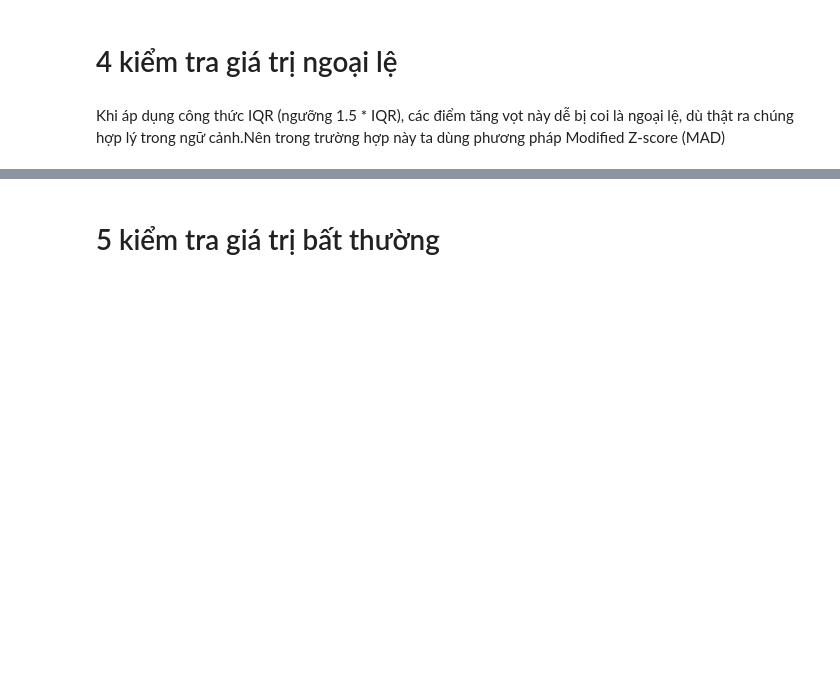
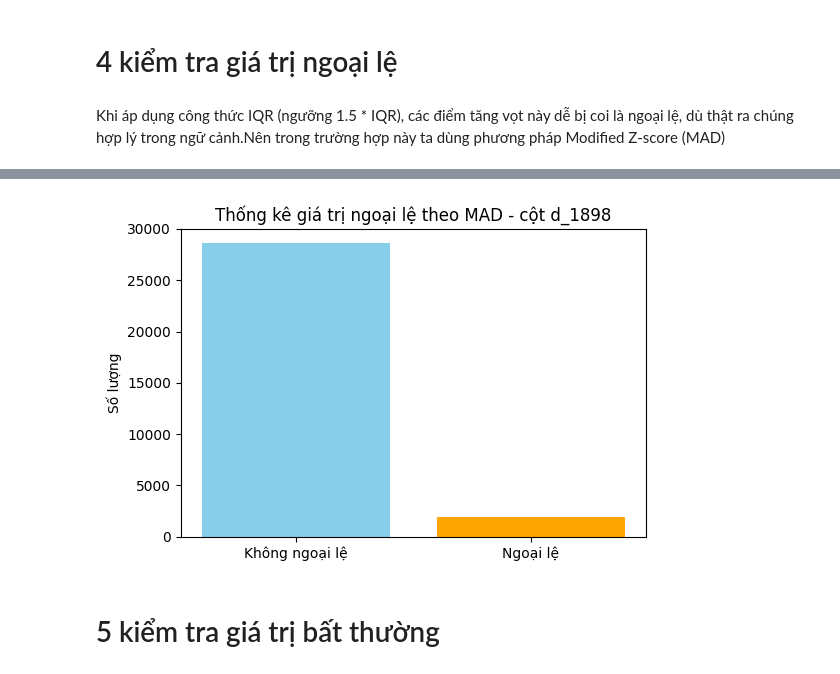
Before and after one commit to NguyenVanTien204/Time_Series_with_Python, a Jupyter notebook: notebook/02_EDA.ipynb, the cells around one changed output, grey strips where cells are left out. Drawn from its saved outputs; the diff is of its cells as text; code cells hidden in the pictures; blank space fills up the shorter version.

```diff
--- a/notebook/02_EDA.ipynb
+++ b/notebook/02_EDA.ipynb
@@ -164,3 +232,30 @@ display(outliers_df.head())
+# %%
+
+# Chọn cột d_1898
+series = df["d_1898"].values
+
+# Hàm phát hiện ngoại lệ MAD
+def detect_outliers_mad(series, threshold=3.5):
+    median = np.median(series)
+    mad = np.median(np.abs(series - median))
+    if mad == 0:
+        return np.zeros_like(series, dtype=bool)
+    modified_z_score = 0.6745 * (series - median) / mad
+    return np.abs(modified_z_score) > threshold
+
+# Tạo mask ngoại lệ
+mask = detect_outliers_mad(series)
+num_outliers = mask.sum()
+num_non_outliers = len(series) - num_outliers
+
+# Barplot so sánh số lượng
+plt.figure(figsize=(6,4))
+plt.bar(["Không ngoại lệ", "Ngoại lệ"], [num_non_outliers, num_outliers], color=["skyblue","orange"])
+plt.ylabel("Số lượng")
+plt.title("Thống kê giá trị ngoại lệ theo MAD - cột d_1898")
+plt.show()
+# %% [output]
+[figure, added]
 # %% [markdown]
 # 5 kiểm tra giá trị bất thường
 # %%
```
Also changed, not shown: parts of 5 cells of this notebook, 2 other files.
